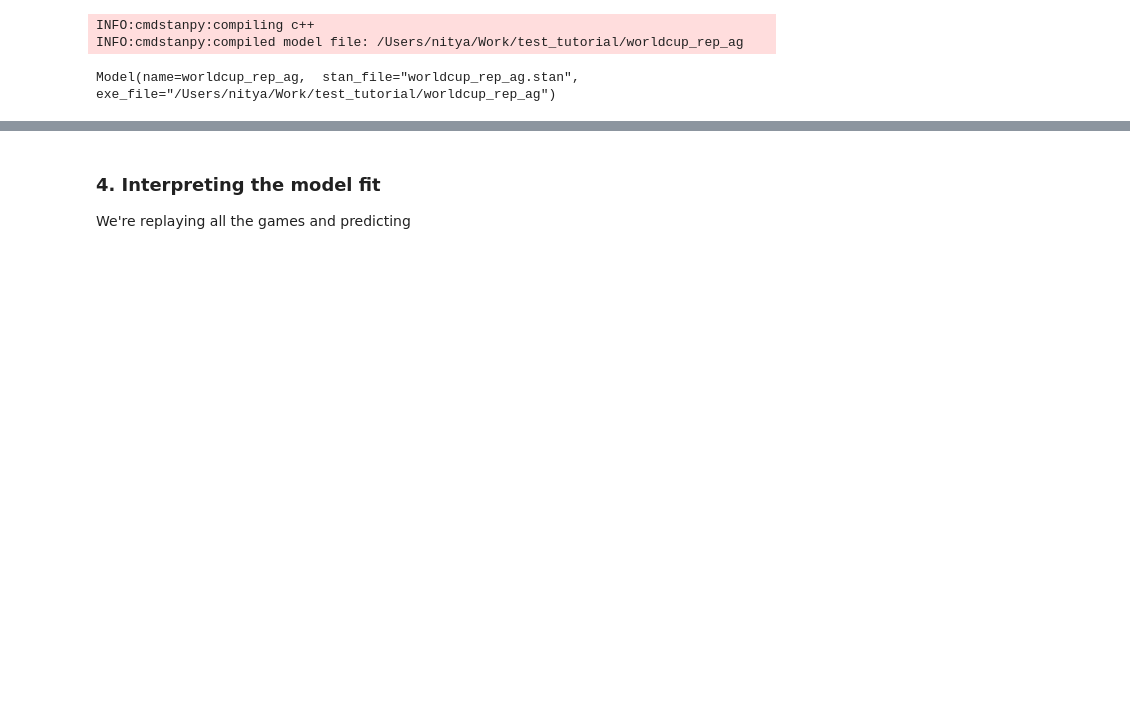
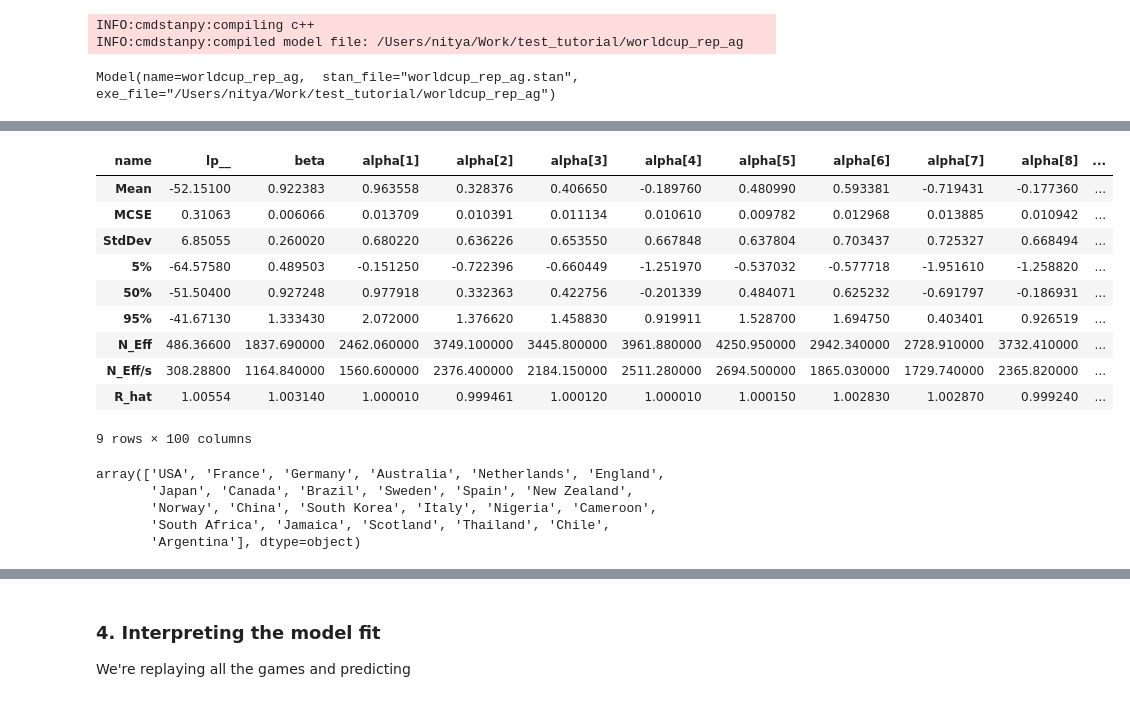
Before and after one commit to nityamd/test_tutorial, a Jupyter notebook: Scratchwork.ipynb, the cells around one changed output, grey strips where cells are left out. Saved outputs shown, nothing was run; the diff lists cells and outputs as text; code cells hidden in the pictures; blank space fills up the shorter version.

```diff
--- a/Scratchwork.ipynb
+++ b/Scratchwork.ipynb
@@ -165,0 +206,14 @@ worldcup_fit.summary()
+# %%
+df1['y']
+# %% [output]
+| name | lp__ | beta | alpha[1] | alpha[2] | alpha[3] | alpha[4] | alpha[5] | alpha[6] | alpha[7] | alpha[8] | ... |
+| Mean | -52.15100 | 0.922383 | 0.963558 | 0.328376 | 0.406650 | -0.189760 | 0.480990 | 0.593381 | -0.719431 | -0.177360 | ... |
+| MCSE | 0.31063 | 0.006066 | 0.013709 | 0.010391 | 0.011134 | 0.010610 | 0.009782 | 0.012968 | 0.013885 | 0.010942 | ... |
+| StdDev | 6.85055 | 0.260020 | 0.680220 | 0.636226 | 0.653550 | 0.667848 | 0.637804 | 0.703437 | 0.725327 | 0.668494 | ... |
+| 5% | -64.57580 | 0.489503 | -0.151250 | -0.722396 | -0.660449 | -1.251970 | -0.537032 | -0.577718 | -1.951610 | -1.258820 | ... |
+| 50% | -51.50400 | 0.927248 | 0.977918 | 0.332363 | 0.422756 | -0.201339 | 0.484071 | 0.625232 | -0.691797 | -0.186931 | ... |
+| 95% | -41.67130 | 1.333430 | 2.072000 | 1.376620 | 1.458830 | 0.919911 | 1.528700 | 1.694750 | 0.403401 | 0.926519 | ... |
+| N_Eff | 486.36600 | 1837.690000 | 2462.060000 | 3749.100000 | 3445.800000 | 3961.880000 | 4250.950000 | 2942.340000 | 2728.910000 | 3732.410000 | ... |
+| N_Eff/s | 308.28800 | 1164.840000 | 1560.600000 | 2376.400000 | 2184.150000 | 2511.280000 | 2694.500000 | 1865.030000 | 1729.740000 | 2365.820000 | ... |
+| R_hat | 1.00554 | 1.003140 | 1.000010 | 0.999461 | 1.000120 | 1.000010 | 1.000150 | 1.002830 | 1.002870 | 0.999240 | ... |
+9 rows × 100 columns
@@ -165,0 +223,8 @@ worldcup_fit.summary()
+# %%
+wwc2019_country
+# %% [output]
+array(['USA', 'France', 'Germany', 'Australia', 'Netherlands', 'England',
+       'Japan', 'Canada', 'Brazil', 'Sweden', 'Spain', 'New Zealand',
+       'Norway', 'China', 'South Korea', 'Italy', 'Nigeria', 'Cameroon',
+       'South Africa', 'Jamaica', 'Scotland', 'Thailand', 'Chile',
+       'Argentina'], dtype=object)
```
Also changed, not shown: parts of 15 cells of this notebook, 2 other files.
